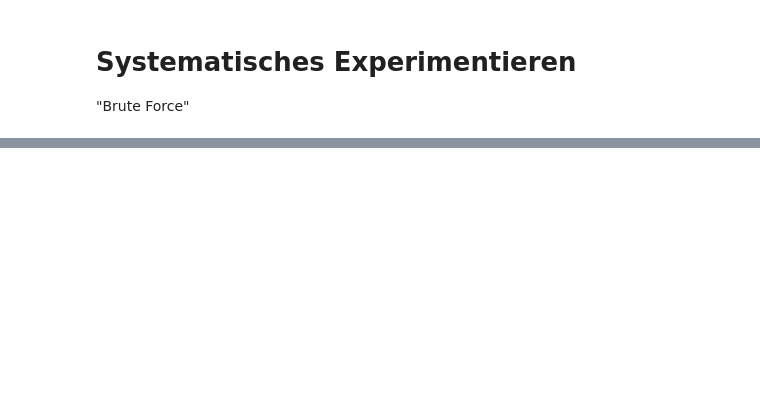
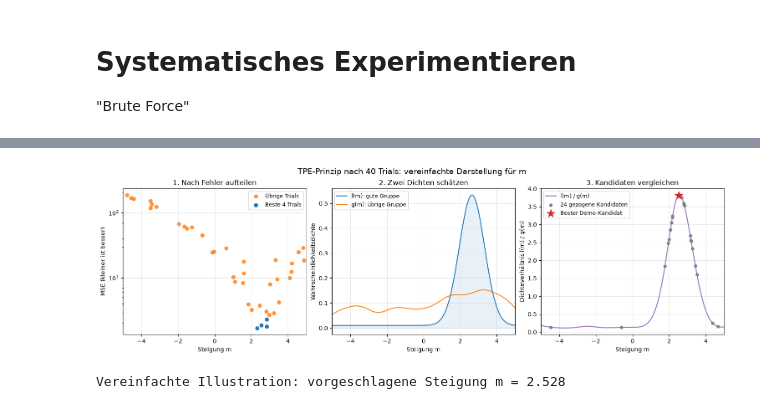
Before and after one commit to juebrauer/examples, a Jupyter notebook: 072_optuna/optuna_test.ipynb, the cells around one changed output, grey strips where cells are left out. Saved outputs shown, nothing was run; the diff lists cells and outputs as text; code cells hidden in the pictures; blank space fills up the shorter version.

```diff
--- a/072_optuna/optuna_test.ipynb
+++ b/072_optuna/optuna_test.ipynb
@@ -289,0 +412,73 @@ Note: you may need to restart the kernel to use updated packages.
+# %%
+# Nur abgeschlossene Trials mit einem Fehlerwert verwenden.
+tpe_historie = [t for t in study_gerade.trials
+                if t.state == optuna.trial.TrialState.COMPLETE][:40]
+if len(tpe_historie) < 10:
+    raise ValueError("Bitte zuerst die Study mit mindestens 10 Trials ausführen.")
+
+tpe_m = np.array([t.params["m"] for t in tpe_historie])
+tpe_mse = np.array([t.value for t in tpe_historie])
+tpe_reihenfolge = np.argsort(tpe_mse)
+# Zur Illustration: die besten 10 % (aufgerundet) bilden die gute Gruppe.
+tpe_n_gut = int(np.ceil(0.1 * len(tpe_historie)))
+tpe_gut = tpe_reihenfolge[:tpe_n_gut]
+tpe_rest = tpe_reihenfolge[tpe_n_gut:]
+tpe_raster = np.linspace(-5, 5, 1000)
+
+
+def tpe_demo_dichte(werte, raster, breite=0.65):
+    # Didaktische Näherung: gleich breite, gleich gewichtete Gauß-Glocken.
+    glocken = np.exp(-0.5 * ((raster[:, None] - werte) / breite) ** 2)
+    dichte = glocken.mean(axis=1) / (breite * np.sqrt(2 * np.pi))
+    # Auf den Suchbereich normieren, dann 10 % uniformen Hintergrund beimischen.
+    schrittweite = raster[1] - raster[0]
+    dichte = dichte / (dichte.sum() * schrittweite)
+    return 0.9 * dichte + 0.1 / (raster[-1] - raster[0])
+
+
+tpe_l = tpe_demo_dichte(tpe_m[tpe_gut], tpe_raster)
+tpe_g = tpe_demo_dichte(tpe_m[tpe_rest], tpe_raster)
+tpe_verhaeltnis = tpe_l / tpe_g
+
+# 24 Kandidaten aus der vereinfachten guten Verteilung ziehen.
+tpe_rng = np.random.default_rng(7)
+tpe_kandidaten = tpe_rng.choice(tpe_raster, size=24, p=tpe_l / tpe_l.sum())
+tpe_scores = np.interp(tpe_kandidaten, tpe_raster, tpe_verhaeltnis)
+tpe_bester_index = np.argmax(tpe_scores)
+tpe_vorschlag = tpe_kandidaten[tpe_bester_index]
+
+fig_tpe, axes_tpe = plt.subplots(1, 3, figsize=(15, 4.5), layout="constrained")
+fig_tpe.suptitle(
+    f"TPE-Prinzip nach {len(tpe_historie)} Trials: vereinfachte Darstellung für m",
+    fontsize=14,
+)
+
+axes_tpe[0].scatter(tpe_m[tpe_rest], tpe_mse[tpe_rest],
+                     color="tab:orange", label="Übrige Trials", alpha=0.8)
+axes_tpe[0].scatter(tpe_m[tpe_gut], tpe_mse[tpe_gut],
+                     color="tab:blue", label=f"Beste {tpe_n_gut} Trials", zorder=3)
+axes_tpe[0].set(title="1. Nach Fehler aufteilen", ylabel="MSE (kleiner ist besser)",
+                yscale="log")
+
+axes_tpe[1].plot(tpe_raster, tpe_l, color="tab:blue", label="l(m): gute Gruppe")
+axes_tpe[1].plot(tpe_raster, tpe_g, color="tab:orange", label="g(m): übrige Gruppe")
+axes_tpe[1].fill_between(tpe_raster, tpe_l, color="tab:blue", alpha=0.1)
+axes_tpe[1].set(title="2. Zwei Dichten schätzen", ylabel="Wahrscheinlichkeitsdichte")
+
+axes_tpe[2].plot(tpe_raster, tpe_verhaeltnis, color="tab:purple", label="l(m) / g(m)")
+axes_tpe[2].scatter(tpe_kandidaten, tpe_scores, color="gray", s=22,
+                     label="24 gezogene Kandidaten", zorder=3)
+axes_tpe[2].scatter([tpe_vorschlag], [tpe_scores[tpe_bester_index]],
+                     marker="*", s=200, color="tab:red",
+                     label="Bester Demo-Kandidat", zorder=4)
+axes_tpe[2].set(title="3. Kandidaten vergleichen", ylabel="Dichteverhältnis l(m) / g(m)")
+
+for ax in axes_tpe:
+    ax.set(xlabel="Steigung m", xlim=(-5, 5))
+    ax.grid(alpha=0.3)
+    ax.legend(fontsize=9)
+plt.show()
+print(f"Vereinfachte Illustration: vorgeschlagene Steigung m = {tpe_vorschlag:.3f}")
+# %% [output]
+[figure, added]
+Vereinfachte Illustration: vorgeschlagene Steigung m = 2.528
```
Also changed, not shown: parts of 24 cells of this notebook.
